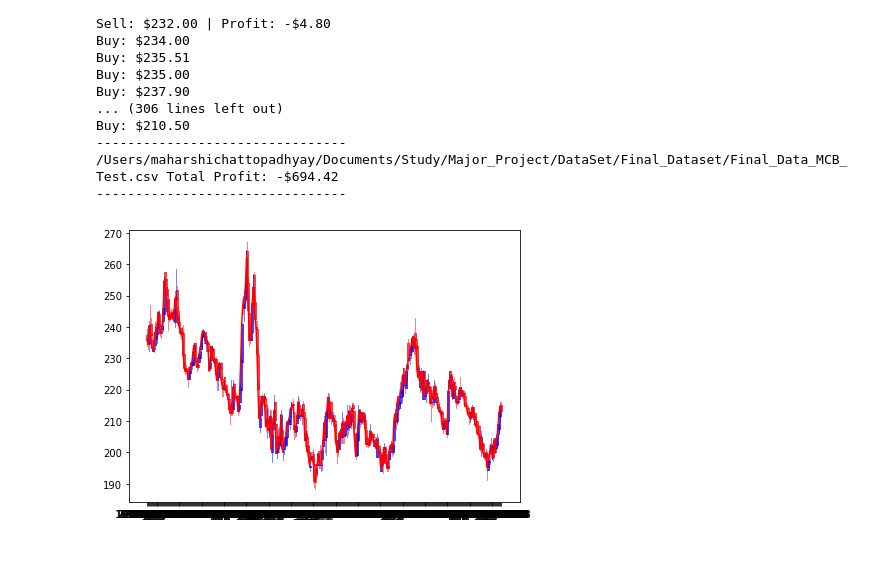
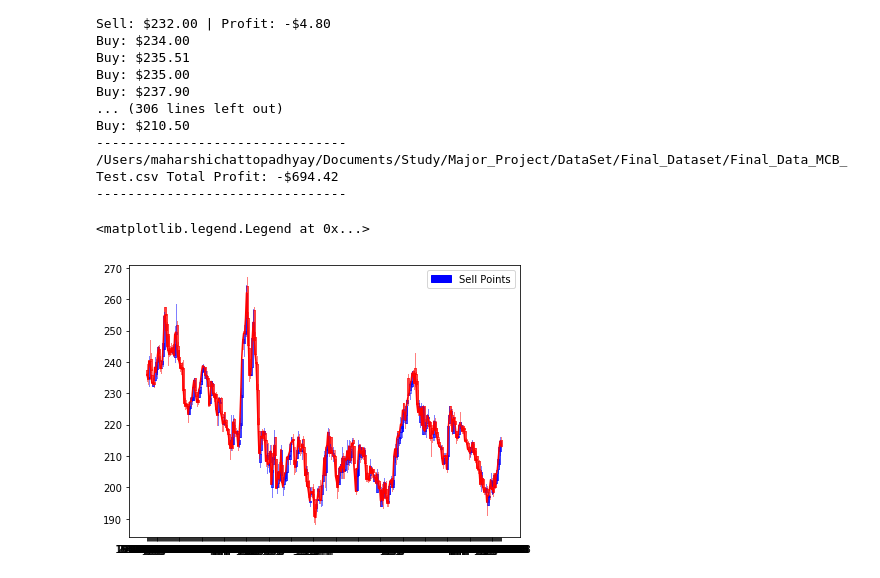
Before and after one commit to maharshi4697/Major_Project, a Jupyter notebook: Codes_IPNB/Deep Q Network Agent For Stock Market Prediction To Maximize Profit.ipynb, the cells around one changed output. Saved outputs shown, nothing was run; the diff lists cells and outputs as text; code cells hidden in the pictures.

Commit message:
Legend Added In Graph

```diff
--- a/Codes_IPNB/Deep Q Network Agent For Stock Market Prediction To Maximize Profit.ipynb
+++ b/Codes_IPNB/Deep Q Network Agent For Stock Market Prediction To Maximize Profit.ipynb
@@ -261,6 +262,7 @@ Buy: $210.50
 /Users/maharshichattopadhyay/Documents/Study/Major_Project/DataSet/Final_Dataset/Final_Data_MCB_Test.csv Total Profit: -$694.42
 --------------------------------
 # %%
-plot(stock_name,sell_time)
+#plot(stock_name,sell_time)
 # %% [output]
+<matplotlib.legend.Legend at 0x...>
-[figure, old version]
+[figure, new version]
```
Also changed, not shown: parts of 1 cell of this notebook, 1 other file.
